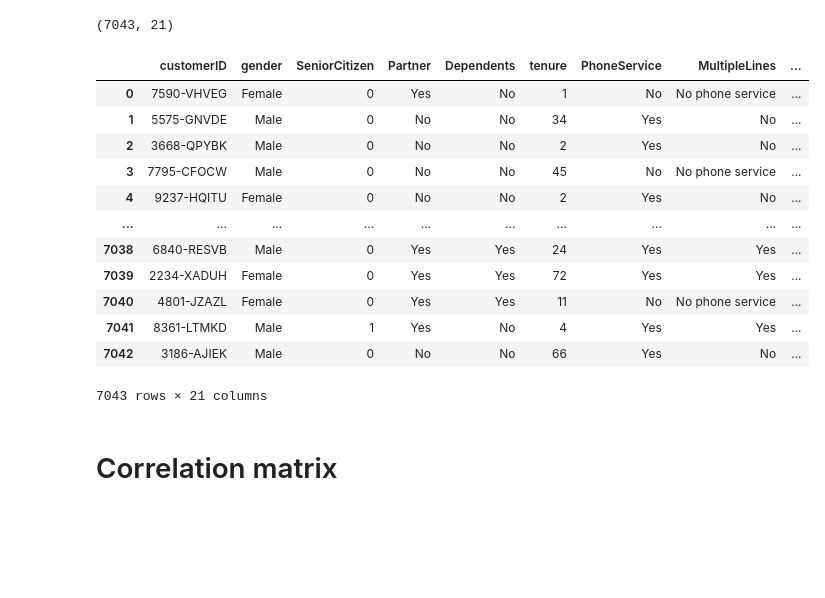
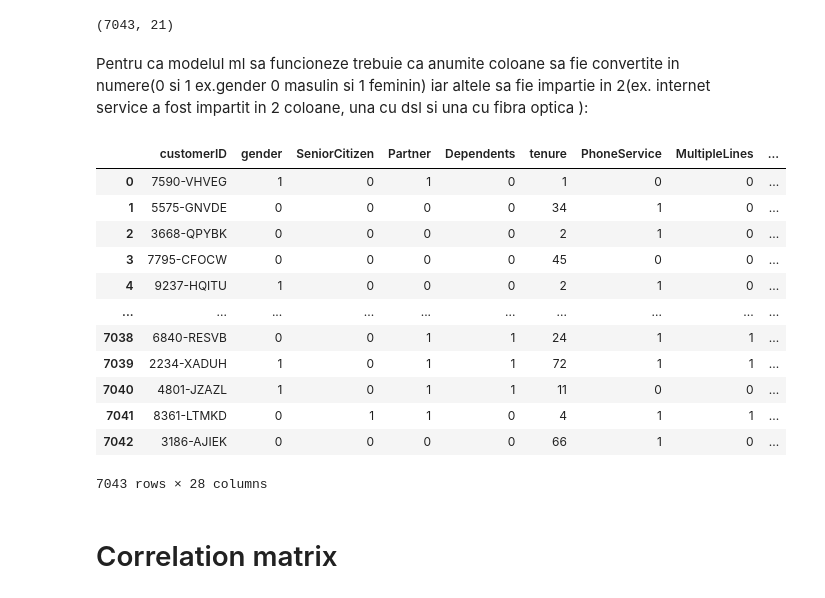
Before and after one commit to Wolfionut/customerchurn, a Jupyter notebook: sample.ipynb, the cells around one changed output. Saved outputs shown, nothing was run; the diff lists cells and outputs as text; code cells hidden in the pictures; blank space fills up the shorter version.

```diff
--- a/sample.ipynb
+++ b/sample.ipynb
@@ -50,23 +66,57 @@ df.head()
 df.shape
 # %% [output]
 (7043, 21)
+# %% [markdown]
+Pentru ca modelul ml sa funcioneze trebuie ca anumite coloane sa fie convertite in numere(0 si 1 ex.gender 0 masulin si 1 feminin) iar altele sa fie impartie in 2(ex. internet service a fost impartit in 2 coloane, una cu dsl si una cu fibra optica ):
 # %%
+df = df.replace({"No internet service":"No"})
+df = df.replace({"No phone service":"No"})
 df = df.replace({",,":"NaN"})
+df['gender'] = df['gender'].replace({'Male': 0, 'Female': 1})
+df["Partner"] = (df["Partner"] == 'Yes').astype(int)
+df["Dependents"] = (df["Dependents"] == 'Yes').astype(int)
+df["PhoneService"] = (df["PhoneService"] == 'Yes').astype(int)
+df["MultipleLines"] = (df["MultipleLines"] == 'Yes').astype(int)
+df["OnlineSecurity"] = (df["OnlineSecurity"] == 'Yes').astype(int)
+df["OnlineBackup"] = (df["OnlineBackup"] == 'Yes').astype(int)
+df["DeviceProtection"] = (df["DeviceProtection"] == 'Yes').astype(int)
+df["TechSupport"] = (df["TechSupport"] == 'Yes').astype(int)
+df["StreamingTV"] = (df["StreamingTV"] == 'Yes').astype(int)
+df["StreamingMovies"] = (df["StreamingMovies"] == 'Yes').astype(int)
+df["PaperlessBilling"] = (df["PaperlessBilling"] == 'Yes').astype(int)
+
+# One-hot encoding for InternetService
+internet_service_dummies = pd.get_dummies(df['InternetService'], prefix='InternetService')
+df = pd.concat([df, internet_service_dummies], axis=1)
+
+# One-hot encoding for Contract
+contract_dummies = pd.get_dummies(df['Contract'], prefix='Contract')
+df = pd.concat([df, contract_dummies], axis=1)
+
+# One-hot encoding for PaymentMethod
+payment_method_dummies = pd.get_dummies(df['PaymentMethod'], prefix='PaymentMethod')
+df = pd.concat([df, payment_method_dummies], axis=1)
+
+# Convert True and False to 1 and 0
+df = df.applymap(lambda x: 1 if x == True else (0 if x == False else x))
+
+# Drop original categorical columns
+df.drop(['InternetService', 'Contract', 'PaymentMethod'], axis=1, inplace=True)
 df
 # %% [output]
 |  | customerID | gender | SeniorCitizen | Partner | Dependents | tenure | PhoneService | MultipleLines | ... |
-| 0 | 7590-VHVEG | Female | 0 | Yes | No | 1 | No | No phone service | ... |
-| 1 | 5575-GNVDE | Male | 0 | No | No | 34 | Yes | No | ... |
-| 2 | 3668-QPYBK | Male | 0 | No | No | 2 | Yes | No | ... |
-| 3 | 7795-CFOCW | Male | 0 | No | No | 45 | No | No phone service | ... |
-| 4 | 9237-HQITU | Female | 0 | No | No | 2 | Yes | No | ... |
+| 0 | 7590-VHVEG | 1 | 0 | 1 | 0 | 1 | 0 | 0 | ... |
+| 1 | 5575-GNVDE | 0 | 0 | 0 | 0 | 34 | 1 | 0 | ... |
+| 2 | 3668-QPYBK | 0 | 0 | 0 | 0 | 2 | 1 | 0 | ... |
+| 3 | 7795-CFOCW | 0 | 0 | 0 | 0 | 45 | 0 | 0 | ... |
+| 4 | 9237-HQITU | 1 | 0 | 0 | 0 | 2 | 1 | 0 | ... |
 | ... | ... | ... | ... | ... | ... | ... | ... | ... | ... |
-| 7038 | 6840-RESVB | Male | 0 | Yes | Yes | 24 | Yes | Yes | ... |
-| 7039 | 2234-XADUH | Female | 0 | Yes | Yes | 72 | Yes | Yes | ... |
-| 7040 | 4801-JZAZL | Female | 0 | Yes | Yes | 11 | No | No phone service | ... |
-| 7041 | 8361-LTMKD | Male | 1 | Yes | No | 4 | Yes | Yes | ... |
-| 7042 | 3186-AJIEK | Male | 0 | No | No | 66 | Yes | No | ... |
+| 7038 | 6840-RESVB | 0 | 0 | 1 | 1 | 24 | 1 | 1 | ... |
+| 7039 | 2234-XADUH | 1 | 0 | 1 | 1 | 72 | 1 | 1 | ... |
+| 7040 | 4801-JZAZL | 1 | 0 | 1 | 1 | 11 | 0 | 0 | ... |
+| 7041 | 8361-LTMKD | 0 | 1 | 1 | 0 | 4 | 1 | 1 | ... |
+| 7042 | 3186-AJIEK | 0 | 0 | 0 | 0 | 66 | 1 | 0 | ... |
-7043 rows × 21 columns
+7043 rows × 28 columns
 # %% [markdown]
 # Correlation matrix
 # %%
```
Also changed, not shown: parts of 33 cells of this notebook, 1 other file.
